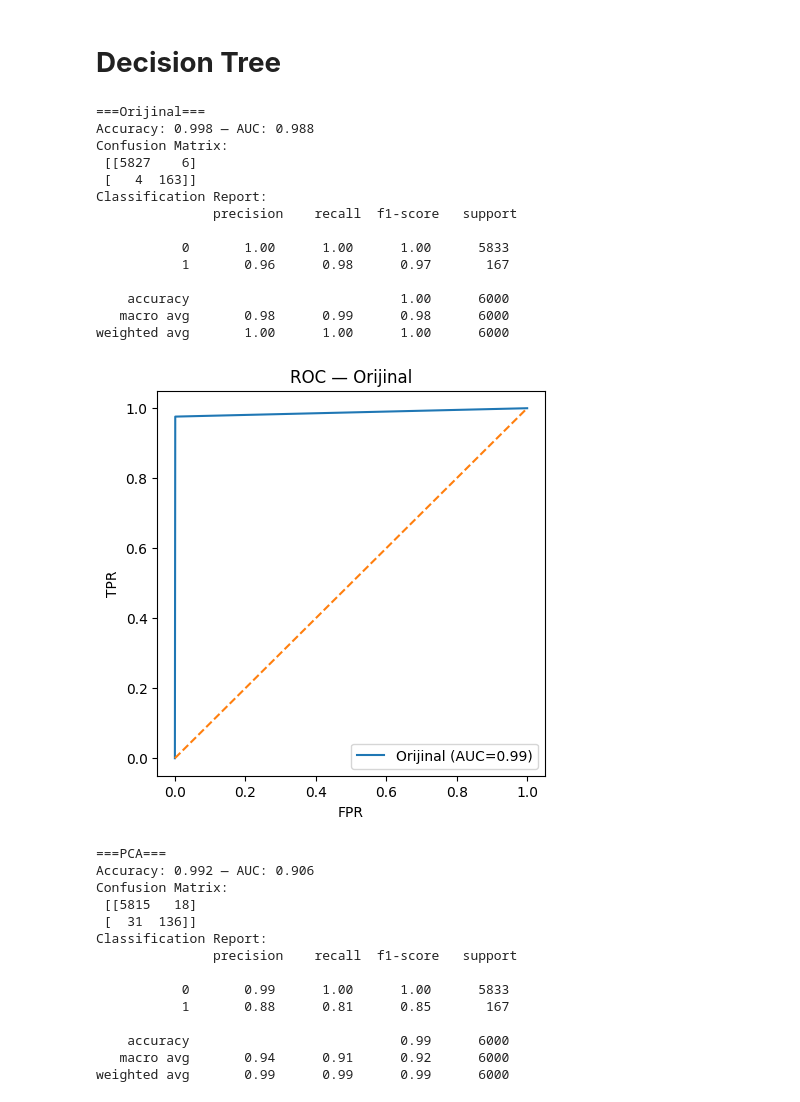
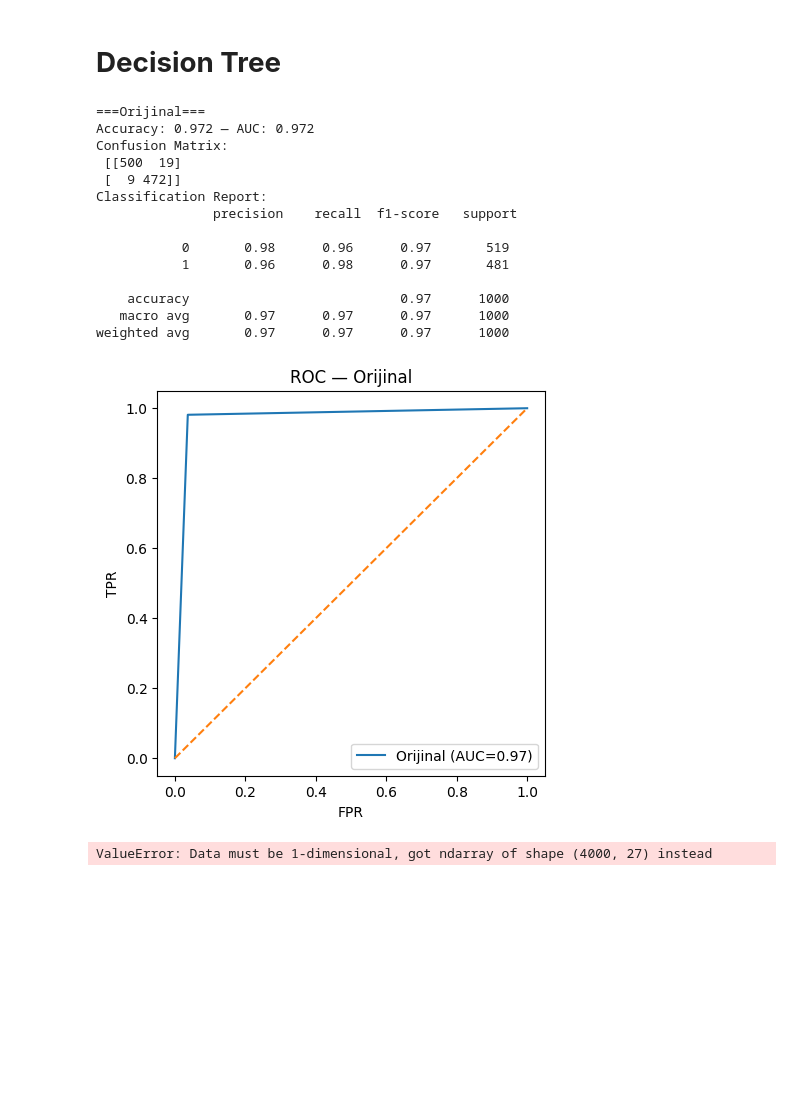
Before and after one commit to tulaycetin/Veri_Azaltma_Yontemleri, a Jupyter notebook: Veri_Azaltma_yontemlerii.ipynb, the cells around one changed output. Saved outputs shown, nothing was run; the diff lists cells and outputs as text; code cells hidden in the pictures; blank space fills up the shorter version.

```diff
--- a/Veri_Azaltma_yontemlerii.ipynb
+++ b/Veri_Azaltma_yontemlerii.ipynb
@@ -54,6 +52,6 @@ print(df.head())
 [5 rows x 102 columns]
 # %%
 # Veri setinin 10,000 rastgele gözlemini alıyoruz.
-df = df.sample(n=30000, random_state=42)
+df = df.sample(n=5000, random_state=42)
 print("Yeni örneklem boyutu:", df.shape)
 # %% [output]
@@ -107,9 +97,9 @@ Touchdown hedef değişken olarak seçiliyor.
 
 Diğer tüm sayısal sütunlar bağımsız değişken.
 # %%
-# 3. Hedef ve Özellik Matrisi
-y = (df_imputed_simple['Touchdown'] >= 0.5).astype(int)
-X = df_imputed_simple.drop(columns=['Touchdown'])
+
+y = (df_imputed['Win_Prob'] >= 0.5).astype(int)
+X = df_imputed.drop(columns=['Win_Prob'])
 # %% [markdown]
 # **5. Özellik Ölçekleme (Eksik)**
 # %% [markdown]
@@ -129,7 +119,7 @@ Amaç: Gürültüyü azaltıp hesaplama yükünü hafifletmek.
 from sklearn.decomposition import PCA
 
 # PCA ile boyut indirgeme (varyansın %90'ını koru)
-pca = PCA(n_components=0.80, svd_solver='full')
+pca = PCA(n_components=0.90, svd_solver='full')
 X_pca = pca.fit_transform(X_scaled)
 
 print("PCA sonrası bileşen sayısı:", X_pca.shape[1])
@@ -158,3 +148,13 @@ LDA sonrası boyut sayısı: 1
 # **8. Özellik Seçimi (SelectKBest + mutual_info_classif)**
 # %% [markdown]
 Mutual information (karşılıklı bilgi) tabanlı en iyi 20 özelliği seçiyoruz. Bu, hedef değişkenle en fazla bağımlılığı taşıyan özellikleri belirler.
+# %%
+from sklearn.feature_selection import SelectKBest, mutual_info_classif
+
+# En iyi 20 özelliği seçecek
+selector = SelectKBest(score_func=mutual_info_classif, k=20)
+X_selected = selector.fit_transform(X_scaled, y_class)
+
+# Seçilen sütun isimlerini görelim
+selected_columns = X.columns[selector.get_support()]
+print("Seçilen öznitelikler:\n", selected_columns)
@@ -161,19 +169,6 @@ Mutual information (karşılıklı bilgi) tabanlı en iyi 20 özelliği seçiyor
 # %% [markdown]
 # **Decision Tree**
 # %%
-import pandas as pd
-import matplotlib.pyplot as plt
-
-from sklearn.model_selection import train_test_split
-from sklearn.tree import DecisionTreeClassifier
-from sklearn.metrics import (
-    accuracy_score,
-    roc_curve,
-    auc,
-    confusion_matrix,
-    classification_report
-)
-
 def DTClassifierModel(X, y, threshold=0.5, name="Model"):
     # train/test split
     X_train, X_test, y_train, y_test = train_test_split(
@@ -202,57 +197,44 @@ def DTClassifierModel(X, y, threshold=0.5, name="Model"):
     fpr, tpr, _ = roc_curve(y_test, y_proba)
     roc_auc = auc(fpr, tpr)
 
     print(f"\n==={name}===\nAccuracy: {acc:.3f} — AUC: {roc_auc:.3f}")
     print("Confusion Matrix:\n", confusion_matrix(y_test, y_pred))
     print("Classification Report:\n", classification_report(y_test, y_pred))
 
     # ROC çizimi
     plt.figure(figsize=(5,5))
     plt.plot(fpr, tpr, label=f'{name} (AUC={roc_auc:.2f})')
     plt.plot([0,1],[0,1],'--')
     plt.title(f'ROC — {name}')
     plt.xlabel('FPR'); plt.ylabel('TPR'); plt.legend(); plt.show()
 
     return {'model': dt, 'accuracy': acc, 'auc': roc_auc}
 
 # --- (6) Tüm veri kümelerini değerlendir ---
 datasets = {
-    'Orijinal': X_orig,
-    'PCA': X_pca_df,
-    'LDA': X_lda_df,
-    'SelectKBest(20)': X_sel_df
+    'Orijinal': X ,
+    'PCA': X_pca ,
+    'LDA': X_lda ,
+    'SelectKBest(20)': X_selected
 }
 
 results_dt = {}
 for name, X_df in datasets.items():
     results_dt[name] = DTClassifierModel(X_df, y, name=name)
 # %% [output]
 ===Orijinal===
-Accuracy: 0.998 — AUC: 0.988
+Accuracy: 0.972 — AUC: 0.972
 Confusion Matrix:
- [[5827    6]
- [   4  163]]
+ [[500  19]
+ [  9 472]]
 Classification Report:
                precision    recall  f1-score   support
 
-           0       1.00      1.00      1.00      5833
-           1       0.96      0.98      0.97       167
+           0       0.98      0.96      0.97       519
+           1       0.96      0.98      0.97       481
 
-    accuracy                           1.00      6000
-   macro avg       0.98      0.99      0.98      6000
-weighted avg       1.00      1.00      1.00      6000
+    accuracy                           0.97      1000
+   macro avg       0.97      0.97      0.97      1000
+weighted avg       0.97      0.97      0.97      1000
-[figure, old version]
+[figure, new version]
-===PCA===
-Accuracy: 0.992 — AUC: 0.906
-Confusion Matrix:
- [[5815   18]
- [  31  136]]
-Classification Report:
-               precision    recall  f1-score   support
-
-           0       0.99      1.00      1.00      5833
-           1       0.88      0.81      0.85       167
-
-    accuracy                           0.99      6000
-   macro avg       0.94      0.91      0.92      6000
-weighted avg       0.99      0.99      0.99      6000
+ValueError: Data must be 1-dimensional, got ndarray of shape (4000, 27) instead
```
Also changed, not shown: parts of 10 cells of this notebook.
